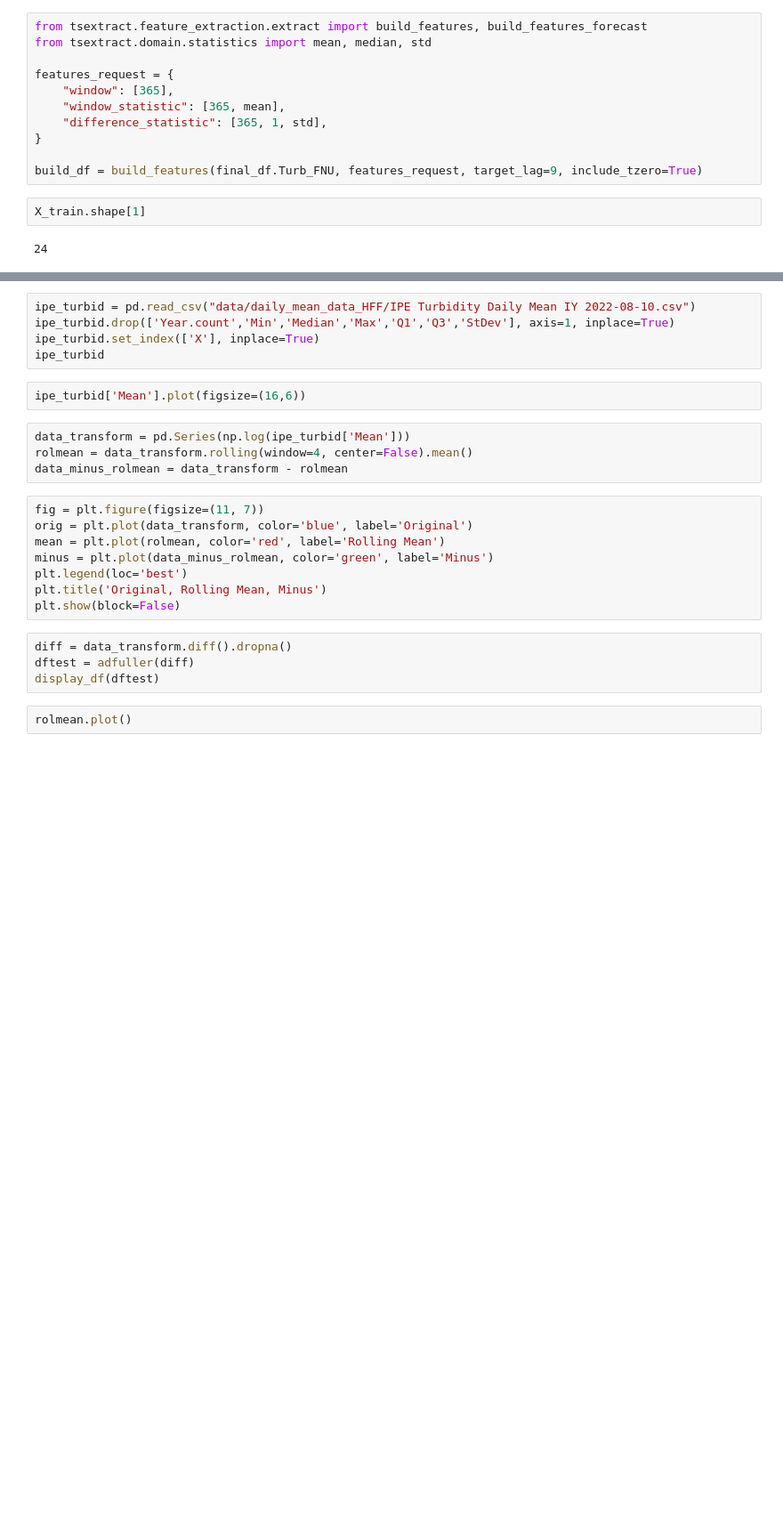
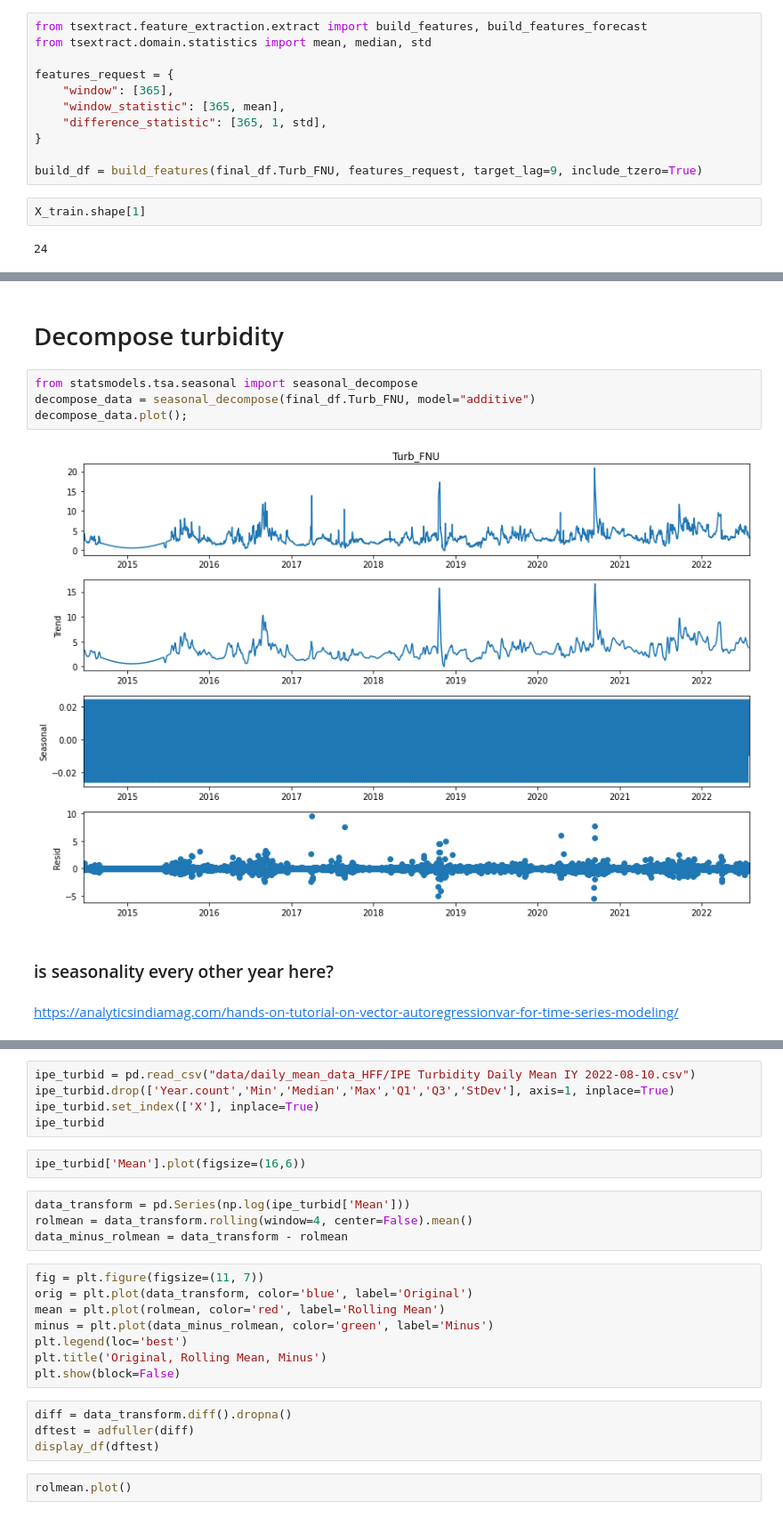
Before and after one commit to Krispy3/HFF_Water, a Jupyter notebook: scratch.ipynb, the cells around one changed output, grey strips where cells are left out. Shown at 89% size. Saved outputs shown, nothing was run; the diff lists cells and outputs as text; blank space fills up the shorter version.

```diff
--- a/scratch.ipynb
+++ b/scratch.ipynb
@@ -641,0 +658,12 @@ AttributeError: 'Sequential' object has no attribute 'score'
+# %% [markdown]
+# Decompose turbidity
+# %%
+from statsmodels.tsa.seasonal import seasonal_decompose
+decompose_data = seasonal_decompose(final_df.Turb_FNU, model="additive")
+decompose_data.plot();
+# %% [output]
+[figure, added]
+# %% [markdown]
+### is seasonality every other year here?
+# %% [markdown]
+https://analyticsindiamag.com/hands-on-tutorial-on-vector-autoregressionvar-for-time-series-modeling/
```
Also changed, not shown: parts of 20 cells of this notebook, 1 other file.
